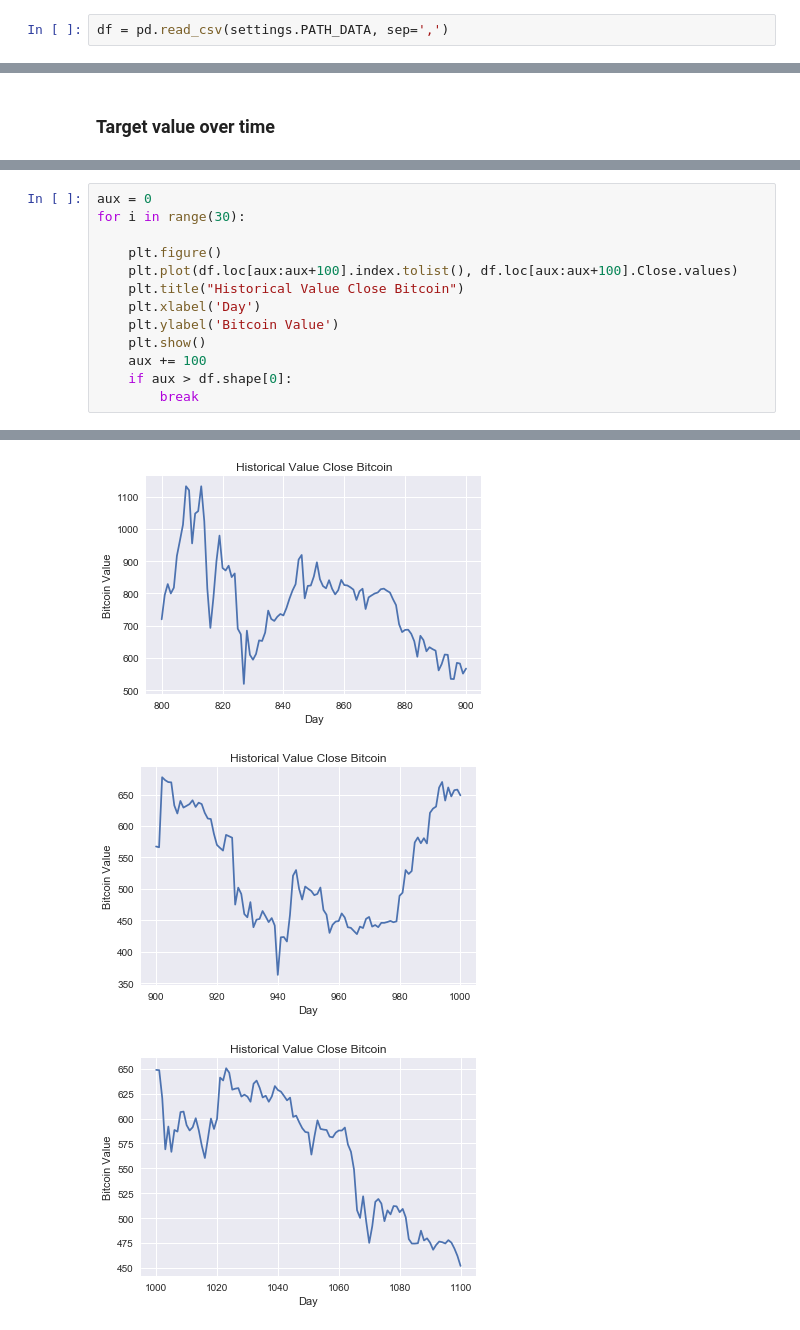
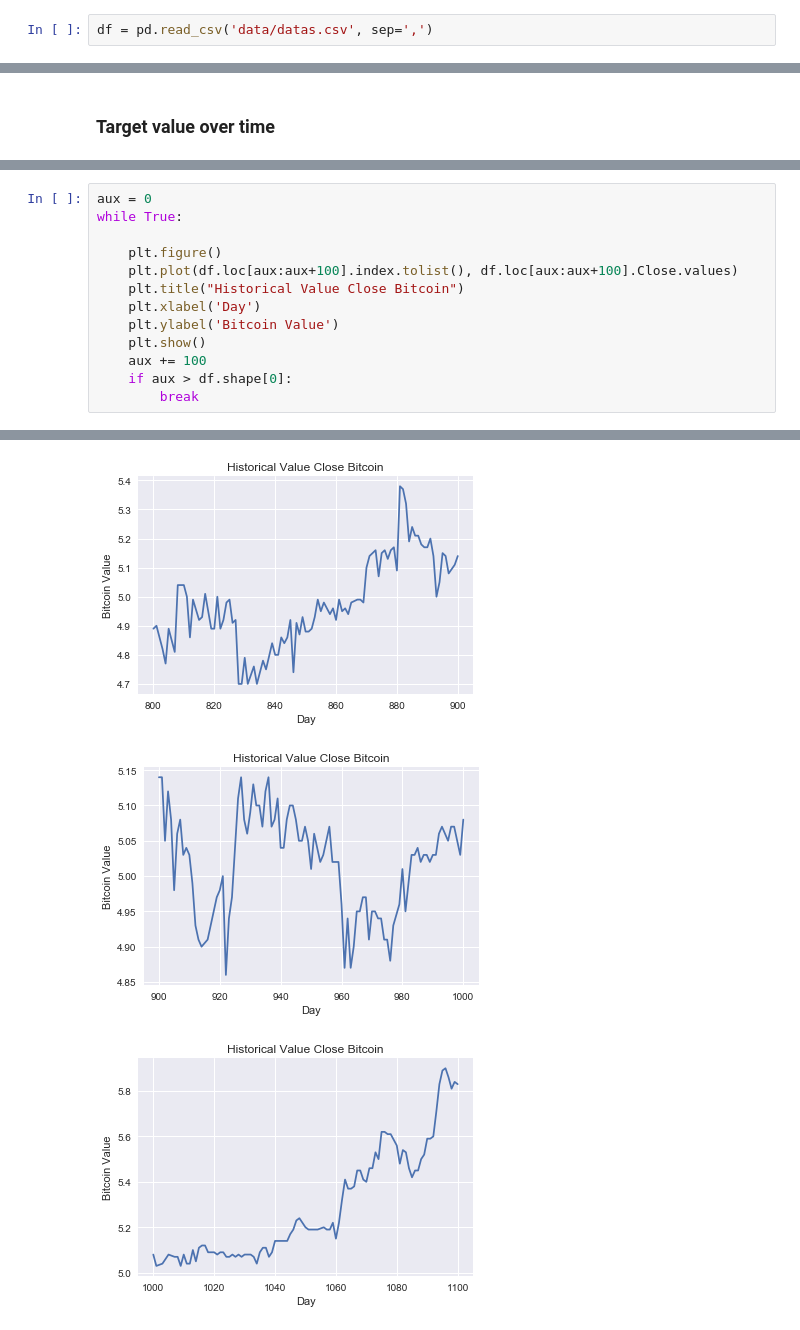
Before and after one commit to bukosabino/btctrading, a Jupyter notebook: EDA.ipynb, the cells around one changed output, grey strips where cells are left out. Drawn from its saved outputs; the diff is of its cells as text.

Commit message:
fixed Exploration Data Analysis

```diff
--- a/EDA.ipynb
+++ b/EDA.ipynb
@@ -12,5 +32,5 @@ p = sns.color_palette()
 # %%
-df = pd.read_csv(settings.PATH_DATA, sep=',')
+df = pd.read_csv('data/datas.csv', sep=',')
 # %%
 print('Number of rows: {}, Number of columns: {}'.format(*df.shape))
 # %% [output]
@@ -115,6 +135,6 @@ plt.show()
 # %%
 aux = 0
-for i in range(30):
+while True:
 
     plt.figure()
     plt.plot(df.loc[aux:aux+100].index.tolist(), df.loc[aux:aux+100].Close.values)
@@ -137,3 +157,3 @@ for i in range(30):
-[figure, old version]
+[figure, new version]
-[figure, old version]
+[figure, new version]
-[figure, old version]
+[figure, new version]
```
Also changed, not shown: parts of 13 cells of this notebook.
